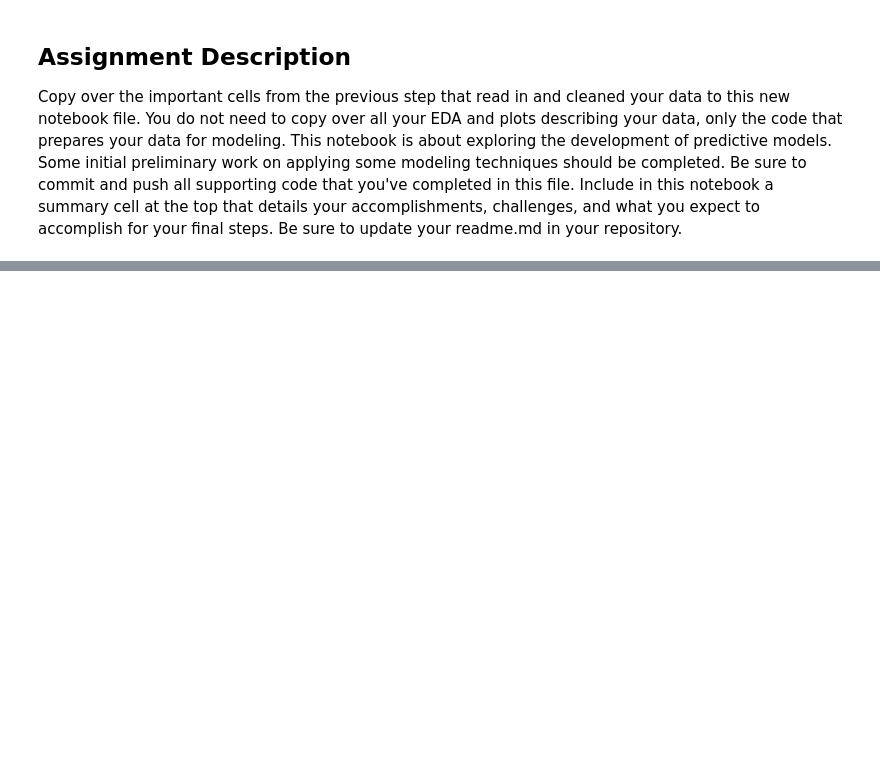
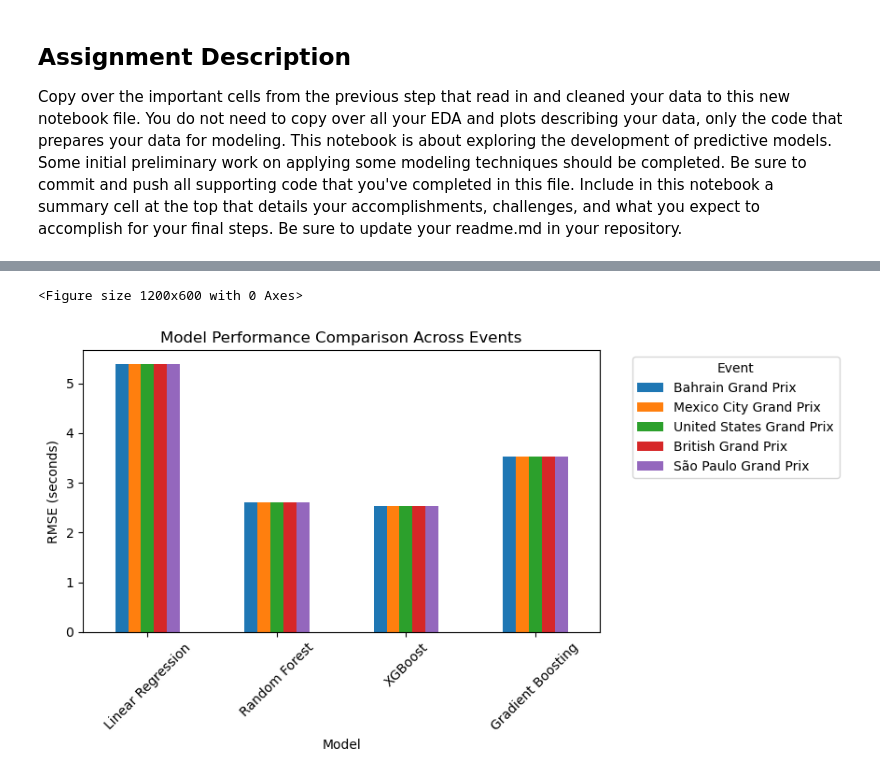
Before and after one commit to soconnor0919/f1-race-prediction, a Jupyter notebook: project/Modeling.ipynb, the cells around one changed output, grey strips where cells are left out. Saved outputs shown, nothing was run; the diff lists cells and outputs as text; code cells hidden in the pictures; blank space fills up the shorter version.

```diff
--- a/project/Modeling.ipynb
+++ b/project/Modeling.ipynb
@@ -41,9 +42,8 @@ if not os.path.exists(cache_dir):
 fastf1.Cache.enable_cache(cache_dir)
 fastf1.plotting.setup_mpl(misc_mpl_mods=False, color_scheme=None)
 # %%
-# Define years and sessions of interest
+# Define years, sessions, and events of interest
 years = [2021, 2022, 2023, 2024]
-sessions = ['Race']  # Qualifying and Race sessions
-# events = ['Brazil', 'Australia', 'Italy', 'United States']
-events = ['Great Britain', 'Mexico', 'Brazil', 'Bahrain', 'United States']
+sessions = ['Race']
+events = ['Bahrain Grand Prix', 'British Grand Prix', 'United States Grand Prix', 'Mexico City Grand Prix', 'São Paulo Grand Prix']
 # %%
@@ -343,0 +497,21 @@ if 'Random Forest' in models:
+# %%
+# Compare performance across events
+comparison_df = pd.DataFrame({
+    event: {model: results[model]['RMSE']
+           for model in event_results[event].keys()}
+    for event in event_results.keys()
+})
+
+# Visualize performance comparison
+plt.figure(figsize=(12, 6))
+comparison_df.plot(kind='bar')
+plt.title('Model Performance Comparison Across Events')
+plt.xlabel('Model')
+plt.ylabel('RMSE (seconds)')
+plt.xticks(rotation=45)
+plt.legend(title='Event', bbox_to_anchor=(1.05, 1))
+plt.tight_layout()
+plt.show()
+# %% [output]
+<Figure size 1200x600 with 0 Axes>
+[figure, added]
```
Also changed, not shown: parts of 15 cells of this notebook.
